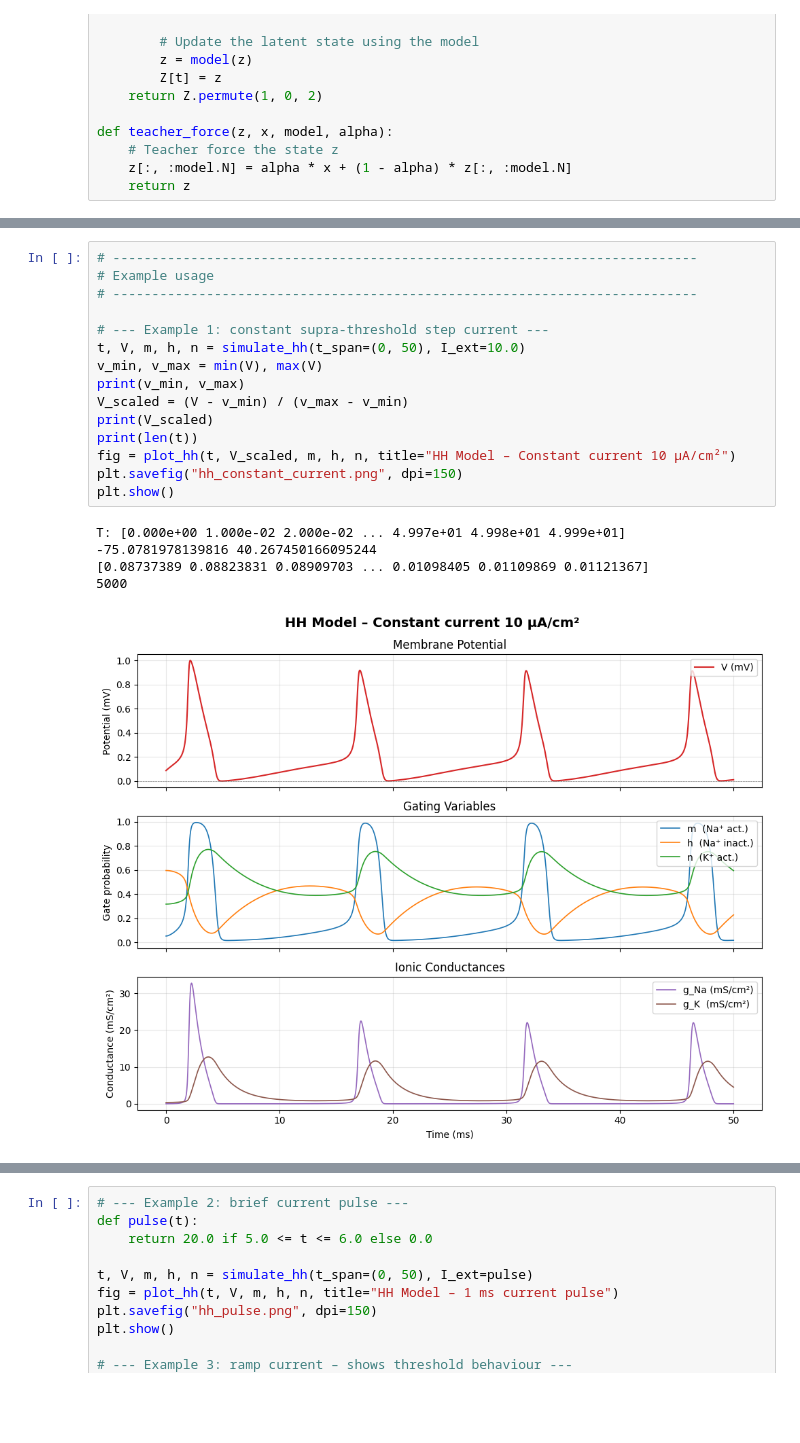
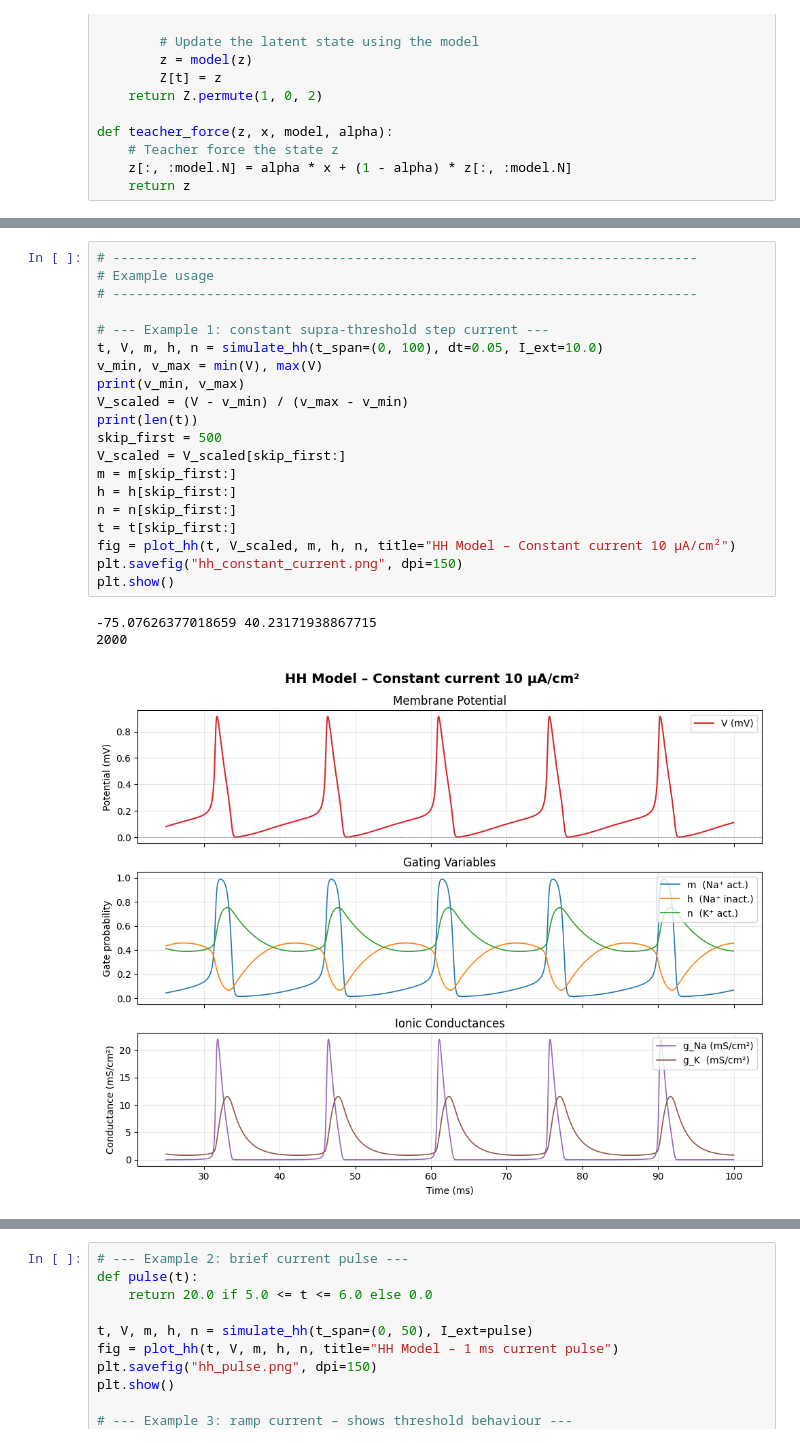
Before and after one commit to winkt0/alrnn-marl, a Jupyter notebook: hodhux.ipynb, the cells around one changed output, grey strips where cells are left out. Cells and saved outputs as stored; diff of their text form; blank space fills up the shorter version.

```diff
--- a/hodhux.ipynb
+++ b/hodhux.ipynb
@@ -591,22 +591,25 @@ def train_and_save_model(model, trajectory):
 # %%
 # ---------------------------------------------------------------------------
 # Example usage
 # ---------------------------------------------------------------------------
 
 # --- Example 1: constant supra-threshold step current ---
-t, V, m, h, n = simulate_hh(t_span=(0, 50), I_ext=10.0)
+t, V, m, h, n = simulate_hh(t_span=(0, 100), dt=0.05, I_ext=10.0)
 v_min, v_max = min(V), max(V)
 print(v_min, v_max)
 V_scaled = (V - v_min) / (v_max - v_min)
-print(V_scaled)
 print(len(t))
+skip_first = 500
+V_scaled = V_scaled[skip_first:]
+m = m[skip_first:]
+h = h[skip_first:]
+n = n[skip_first:]
+t = t[skip_first:]
 fig = plot_hh(t, V_scaled, m, h, n, title="HH Model – Constant current 10 µA/cm²")
 plt.savefig("hh_constant_current.png", dpi=150)
 plt.show()
 # %% [output]
-T: [0.000e+00 1.000e-02 2.000e-02 ... 4.997e+01 4.998e+01 4.999e+01]
--75.0781978139816 40.267450166095244
-[0.08737389 0.08823831 0.08909703 ... 0.01098405 0.01109869 0.01121367]
-5000
+-75.07626377018659 40.23171938867715
+2000
-[figure, old version]
+[figure, new version]
 # %%
```
Also changed, not shown: parts of 3 cells of this notebook, 2 other files.
